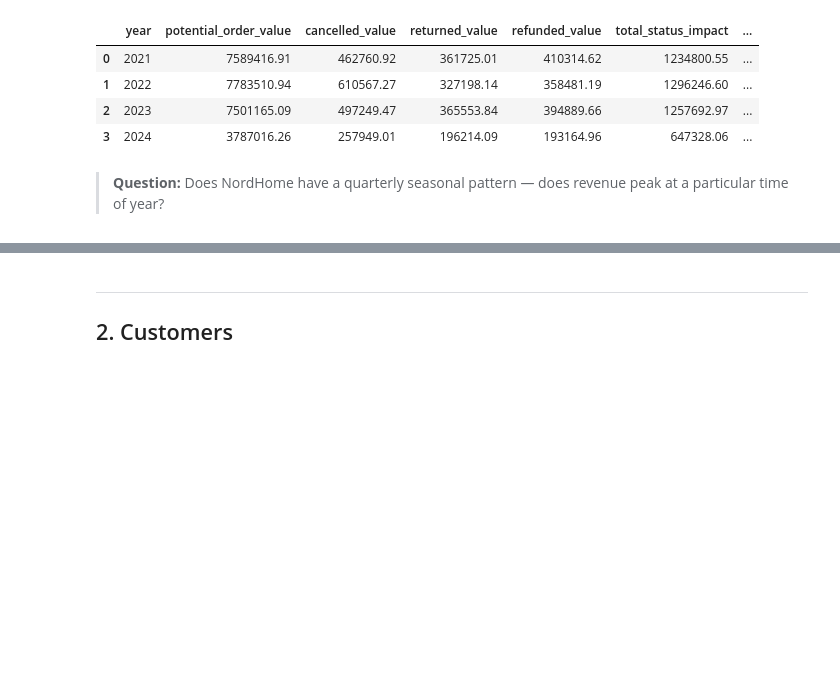
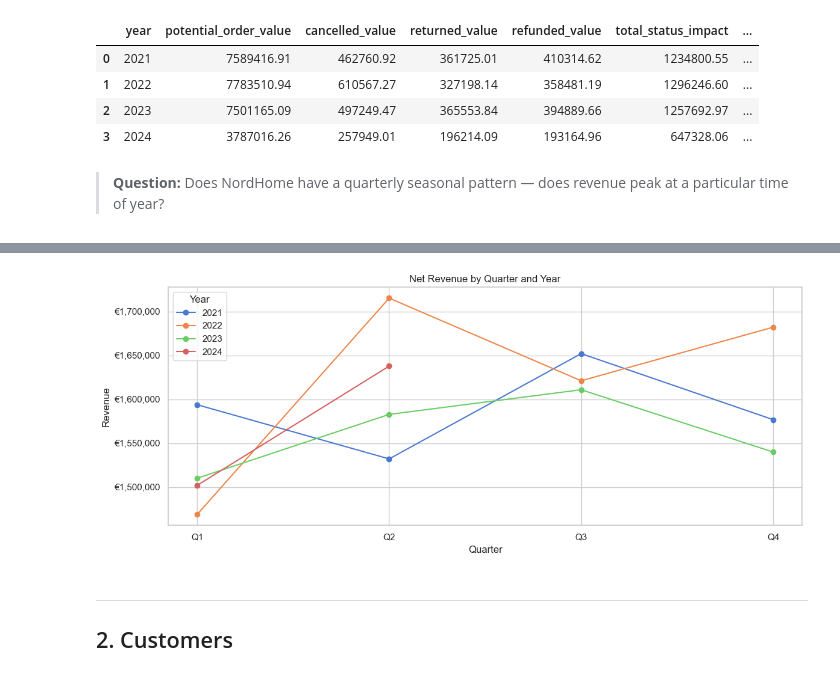
Before and after one commit to eileenheyer-cyber/nordhome_retail_analytics, a Jupyter notebook: 04_EDA/nordhome_eda.ipynb, the cells around one changed output, grey strips where cells are left out. Saved outputs shown, nothing was run; the diff lists cells and outputs as text; code cells hidden in the pictures; blank space fills up the shorter version.

```diff
--- a/04_EDA/nordhome_eda.ipynb
+++ b/04_EDA/nordhome_eda.ipynb
@@ -1067,46 +1338,31 @@ status_impact
 # %%
 df_quarterly = pd.read_sql("""
-    WITH order_quarter AS (
-        SELECT
-            foi.order_id,
-            d.year,
-            d.quarter,
-            SUM(foi.line_total) AS order_line_total
-        FROM mart.fact_order_items foi
-        JOIN mart.dim_date d ON foi.order_date_key = d.date_key
-        WHERE foi.order_status NOT IN ('Cancelled')
-        GROUP BY foi.order_id, d.year, d.quarter
-    ),
-    refunds_by_order AS (
-        SELECT order_id, SUM(refund_amount) AS total_refund
-        FROM mart.fact_returns
-        WHERE ghost_order_flag = FALSE
-          AND ghost_product_flag = FALSE
-        GROUP BY order_id
-    )
     SELECT
-        oq.year,
-        oq.quarter,
-        oq.year || ' Q' || oq.quarter AS year_quarter,
-        ROUND((SUM(oq.order_line_total) - SUM(COALESCE(r.total_refund, 0)))::numeric, 2) AS revenue
-    FROM order_quarter oq
-    LEFT JOIN refunds_by_order r ON oq.order_id = r.order_id
-    GROUP BY oq.year, oq.quarter
-    ORDER BY oq.year, oq.quarter
+        d.year,
+        d.quarter,
+        d.year || ' Q' || d.quarter AS year_quarter,
+        ROUND(SUM(f.line_total)::numeric, 2) AS revenue
+    FROM mart.fact_order_items f
+    JOIN mart.dim_date d ON f.order_date_key = d.date_key
+    WHERE f.order_status NOT IN ('Returned','Refunded','Cancelled')
+    GROUP BY d.year, d.quarter
+    ORDER BY d.year, d.quarter
 """, engine)
 
 fig, ax = plt.subplots()
 for yr, grp in df_quarterly.groupby("year"):
     ax.plot(grp["quarter"], grp["revenue"], marker="o", label=str(yr))
 ax.set_xticks([1, 2, 3, 4])
 ax.set_xticklabels(["Q1", "Q2", "Q3", "Q4"])
 ax.yaxis.set_major_formatter(eur)
 ax.set_title("Net Revenue by Quarter and Year")
 ax.set_xlabel("Quarter")
 ax.set_ylabel("Revenue")
 ax.legend(title="Year")
 plt.tight_layout()
 plt.show()
+# %% [output]
+[figure, added]
 # %% [markdown]
 ---
 ## 2. Customers
```
Also changed, not shown: parts of 3 cells of this notebook, 1 other file.
